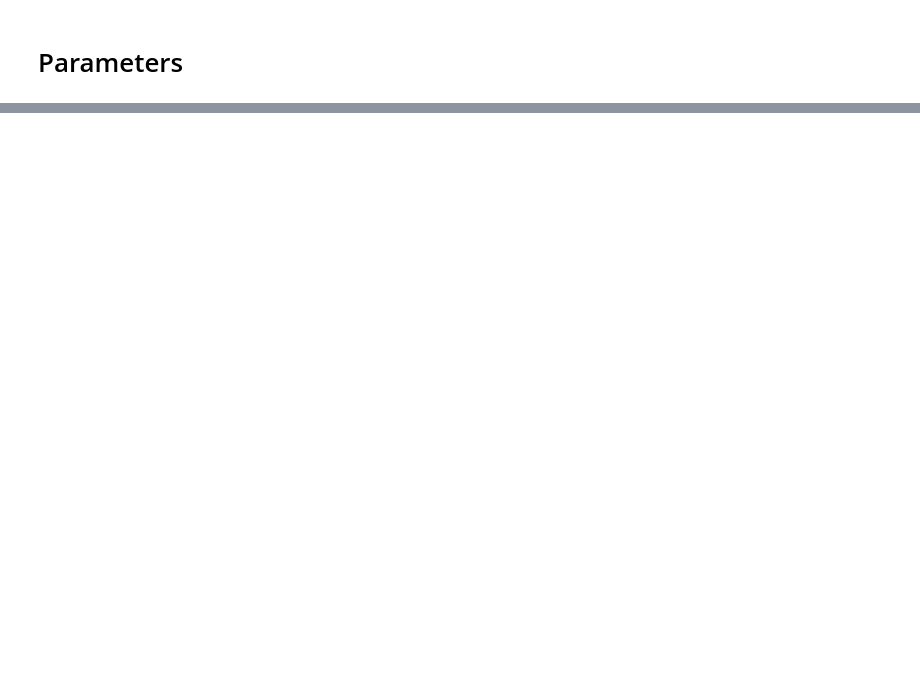
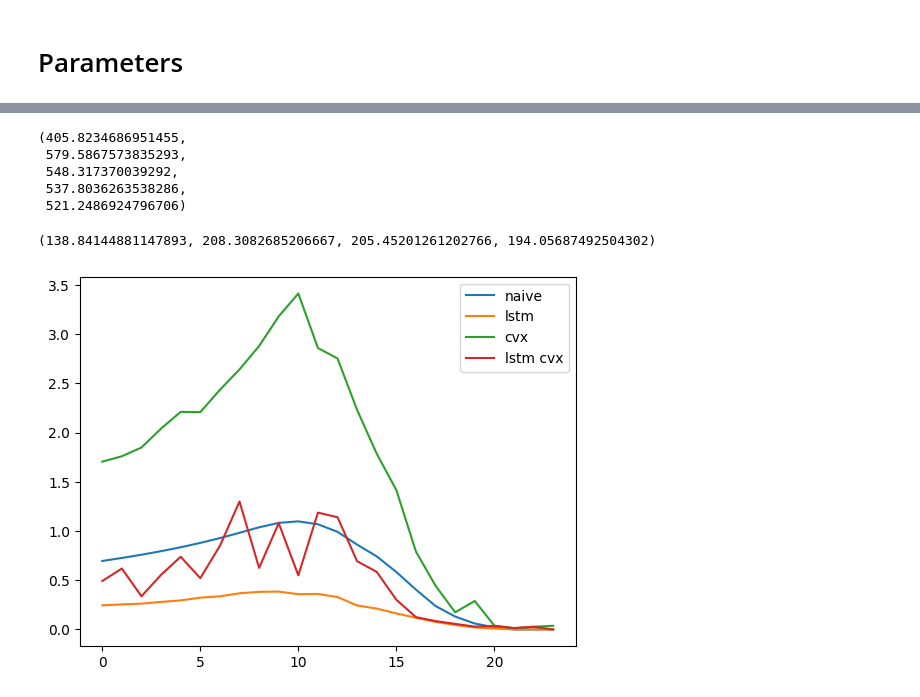
Before and after one commit to Joris-Dprtr/DFL_PVB, a Jupyter notebook: notebooks/OLD/MPC_evaluation.ipynb, the cells around one changed output, grey strips where cells are left out. Drawn from its saved outputs; the diff is of its cells as text; code cells hidden in the pictures; blank space fills up the shorter version.

```diff
--- a/notebooks/OLD/MPC_evaluation.ipynb
+++ b/notebooks/OLD/MPC_evaluation.ipynb
@@ -678,0 +113,6 @@ df.to_csv("../results/building_" + str(building) + "_metrics.csv", index=False)
+# %%
+dictionary_list_perfect = pvb_system.execute_optimization(lowest_T,0,'Perfect',neurons,layers,past_features,opt_future_features_2,domain_min,domain_max,train_test_split=train_test_split, noise=noise, previous_list=dictionary_list_perfect)
+dictionary_list_naive = pvb_system.execute_optimization(lowest_T,0,'Naive',neurons,layers,past_features,opt_future_features_2,domain_min,domain_max,train_test_split=train_test_split, noise=noise, previous_list=dictionary_list_naive)
+dictionary_list_lstm = pvb_system.execute_optimization(lowest_T,0,'LSTM',neurons,layers,past_features,opt_future_features_2,domain_min,domain_max,train_test_split=train_test_split, noise=noise, previous_list=dictionary_list_lstm)
+dictionary_list_cvx = pvb_system.execute_optimization(lowest_T,0,'CVX',neurons,layers,past_features,opt_future_features_2,domain_min,domain_max,train_test_split=train_test_split, noise=noise, previous_list=dictionary_list_cvx)
+dictionary_list_lstm_cvx = pvb_system.execute_optimization(lowest_T,0,'LSTM_CVX',neurons,layers,past_features,opt_future_features_2,domain_min,domain_max,train_test_split=train_test_split, noise=noise, previous_list=dictionary_list_lstm_cvx)
@@ -678,0 +137,57 @@ df.to_csv("../results/building_" + str(building) + "_metrics.csv", index=False)
+# %%
+perfect_cost = (dictionary_list_perfect[0]['offtake'] * dictionary_list_perfect[0]['imp']) - (dictionary_list_perfect[0]['injection'] * dictionary_list_perfect[0]['exp'])
+naive_cost = (dictionary_list_naive[0]['offtake'] * dictionary_list_naive[0]['imp']) - (dictionary_list_naive[0]['injection'] * dictionary_list_naive[0]['exp'])
+lstm_cost = (dictionary_list_perfect[0]['offtake'] * dictionary_list_lstm[0]['imp']) - (dictionary_list_lstm[0]['injection'] * dictionary_list_lstm[0]['exp'])
+cvx_cost = (dictionary_list_cvx[0]['offtake'] * dictionary_list_cvx[0]['imp']) - (dictionary_list_cvx[0]['injection'] * dictionary_list_cvx[0]['exp'])
+lstm_cvx_cost = (dictionary_list_lstm_cvx[0]['offtake'] * dictionary_list_lstm_cvx[0]['imp']) - (dictionary_list_lstm_cvx[0]['injection'] * dictionary_list_lstm_cvx[0]['exp'])
+
+np.sum(perfect_cost), np.sum(naive_cost), np.sum(lstm_cost), np.sum(cvx_cost), np.sum(lstm_cvx_cost)
+# %% [output]
+(405.8234686951455,
+ 579.5867573835293,
+ 548.317370039292,
+ 537.8036263538286,
+ 521.2486924796706)
+# %%
+hours = range(0,24)
+
+tot_cost_perfect = []
+tot_cost_lstm = []
+tot_cost_cvx_lstm = []
+tot_cost_cvx = []
+
+for hour in hours:
+    perfect_cost = (dictionary_list_perfect[hour]['offtake'][:,0] * dictionary_list_perfect[hour]['imp'][:,0]) - (dictionary_list_perfect[hour]['injection'][:,0] * dictionary_list_perfect[hour]['exp'][:,0])
+    naive_cost = (dictionary_list_naive[hour]['offtake'][:,0] * dictionary_list_naive[hour]['imp'][:,0]) - (dictionary_list_naive[hour]['injection'][:,0] * dictionary_list_naive[hour]['exp'][:,0])
+    lstm_cost = (dictionary_list_perfect[hour]['offtake'][:,0] * dictionary_list_lstm[hour]['imp'][:,0]) - (dictionary_list_lstm[hour]['injection'][:,0] * dictionary_list_lstm[hour]['exp'][:,0])
+    cvx_cost = (dictionary_list_cvx[hour]['offtake'][:,0] * dictionary_list_cvx[hour]['imp'][:,0]) - (dictionary_list_cvx[hour]['injection'][:,0] * dictionary_list_cvx[hour]['exp'][:,0])
+    lstm_cvx_cost = (dictionary_list_lstm_cvx[hour]['offtake'][:,0] * dictionary_list_lstm_cvx[hour]['imp'][:,0]) - (dictionary_list_lstm_cvx[hour]['injection'][:,0] * dictionary_list_lstm_cvx[hour]['exp'][:,0])
+
+    tot_cost_perfect.append(perfect_cost)
+    tot_cost_lstm.append(lstm_cost)
+    tot_cost_cvx_lstm.append(lstm_cvx_cost)
+    tot_cost_cvx.append(cvx_cost)
+
+np.sum(tot_cost_perfect), np.sum(tot_cost_lstm), np.sum(tot_cost_cvx), np.sum(tot_cost_cvx_lstm)
+# %% [output]
+(138.84144881147893, 208.3082685206667, 205.45201261202766, 194.05687492504302)
+# %%
+naive_mses = []
+lstm_mses = []
+cvx_mses = []
+lstm_cvx_mses = []
+
+for hour in hours:
+    naive_mses.append(mse(dictionary_list_perfect[hour]['pv'],dictionary_list_naive[hour]['pv']))
+    lstm_mses.append(mse(dictionary_list_perfect[hour]['pv'],dictionary_list_lstm[hour]['pv']))
+    cvx_mses.append(mse(dictionary_list_perfect[hour]['pv'],dictionary_list_cvx[hour]['pv']))
+    lstm_cvx_mses.append(mse(dictionary_list_perfect[hour]['pv'],dictionary_list_lstm_cvx[hour]['pv']))
+# %%
+plt.plot(naive_mses, label="naive")
+plt.plot(lstm_mses, label="lstm")
+plt.plot(cvx_mses, label="cvx")
+plt.plot(lstm_cvx_mses, label="lstm cvx")
+plt.legend()
+plt.show()
+# %% [output]
+[figure, added]
```
Also changed, not shown: parts of 62 cells of this notebook, 9 other files.
